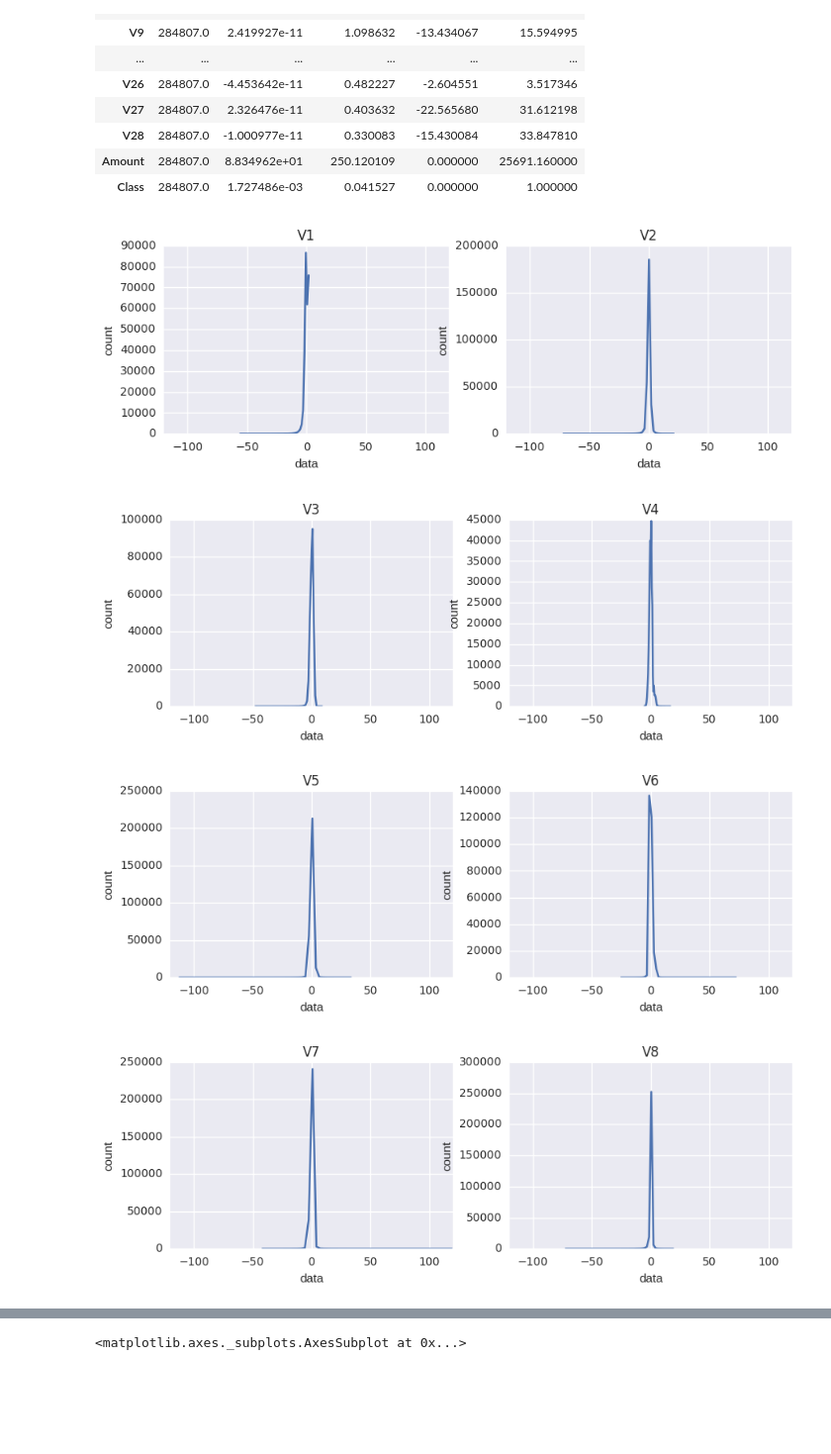
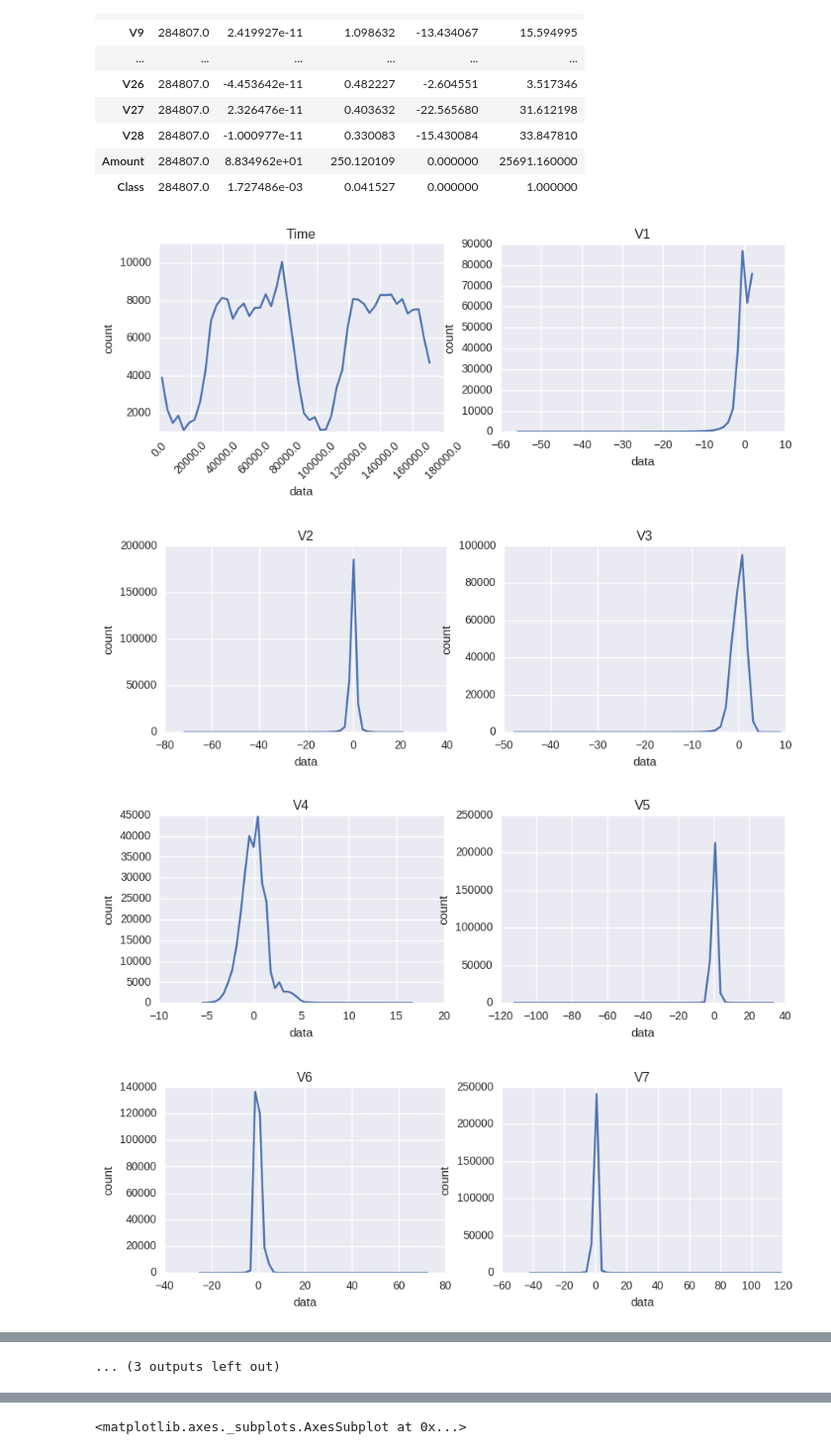
Before and after one commit to chao-ji/fraud_transaction_credit_card, a Jupyter notebook: Exploratory Data Analysis.ipynb, the cells around one changed output, grey strips where cells are left out. Shown at 99% size. Drawn from its saved outputs; the diff is of its cells as text; code cells hidden in the pictures; blank space fills up the shorter version.

```diff
--- a/Exploratory Data Analysis.ipynb
+++ b/Exploratory Data Analysis.ipynb
@@ -88,31 +88,32 @@ info
 | Amount | 284807.0 | 8.834962e+01 | 250.120109 | 0.000000 | 25691.160000 |
 | Class | 284807.0 | 1.727486e-03 | 0.041527 | 0.000000 | 1.000000 |
 # %%
+pylab.rcParams['figure.figsize'] = 10, 3
+colnames_iter = iter(colnames[:-1])
 
-
-pylab.rcParams['figure.figsize'] = 10, 3
-index = iter(range(28))
-for i in range(14):
-
+for i in range(15):
     fig, ax = plt.subplots(nrows=1, ncols=2)
 
     for j in range(2):
-        which = str(next(index) + 1)
-        rdd = df.select("V" + which).rdd.map(lambda x: x[0])
+        colname = next(colnames_iter)
+
+        rdd = df.select(colname).rdd.map(lambda x: x[0])
         x, y = rdd.histogram(50)
+
         x = np.array(x)
         x = (x[1:] + x[:-1]) / 2
         ax[j].plot(x, y)
-#        mean = train["loss"].groupby(train.ix[:, next(index)]).mean()
-#        mean = mean.sort_values()
-#        mean.plot(kind="bar", color="b", alpha=0.7, ax=ax[j])
-        ax[j].set_title("V" + which)
+        ax[j].set_title(colname)
         ax[j].set_xlabel("data")
         ax[j].set_ylabel("count")
-        ax[j].set_xlim([-120., 120.])
+
+        xlabels = ax[j].get_xticks()
+        if np.abs(xlabels).max() >= 1000:
+            ax[j].set_xticklabels(xlabels, rotation=45)
+
 plt.show()
 # %% [output]
-[figure, old version]
+[figure, new version]
-[figure, old version]
+[figure, new version]
-[figure, old version]
+[figure, new version]
-[figure, old version]
+[figure, new version]
@@ -128,0 +128 @@ plt.show()
+... (3 outputs left out)
```
Also changed, not shown: parts of 6 cells of this notebook.
